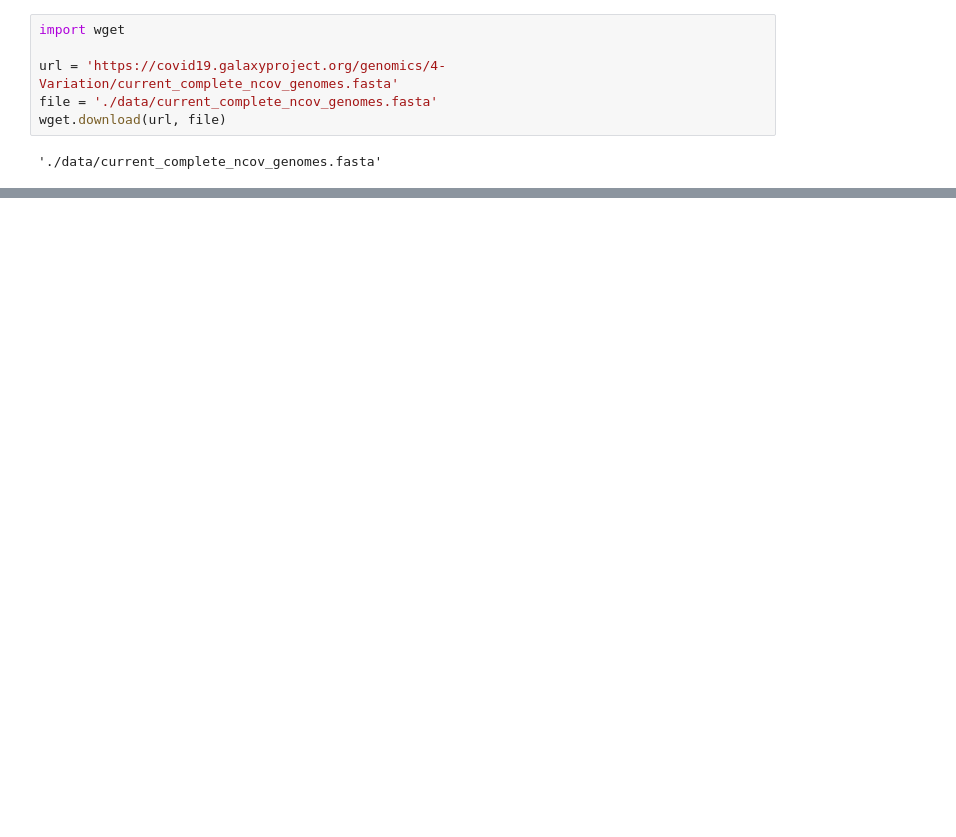
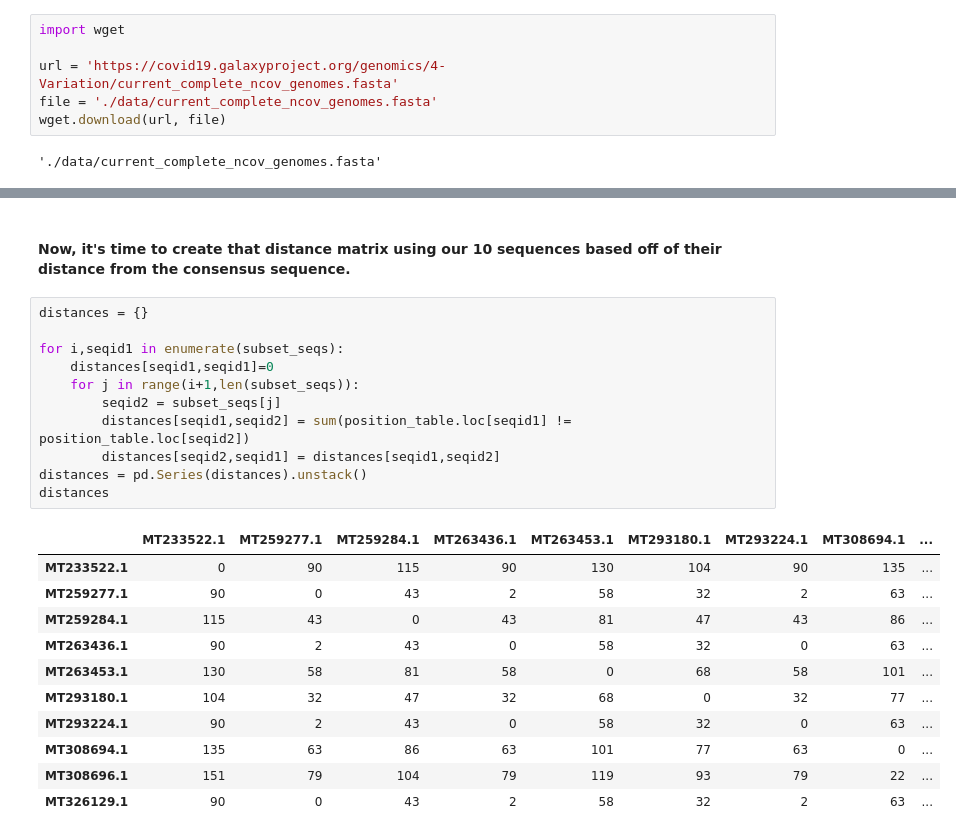
Before and after one commit to anderson-github-classroom/csc-448-project, a Jupyter notebook: students/nabishop/week_2.ipynb, the cells around one changed output, grey strips where cells are left out. Drawn from its saved outputs; the diff is of its cells as text; blank space fills up the shorter version.

```diff
--- a/students/nabishop/week_2.ipynb
+++ b/students/nabishop/week_2.ipynb
@@ -18,0 +78,25 @@ Then, using a locally downloaded executable of Virulign, I ran the following com
+# %% [markdown]
+#### Now, it's time to create that distance matrix using our 10 sequences based off of their distance from the consensus sequence.
+# %%
+distances = {}
+
+for i,seqid1 in enumerate(subset_seqs):
+    distances[seqid1,seqid1]=0
+    for j in range(i+1,len(subset_seqs)):
+        seqid2 = subset_seqs[j]
+        distances[seqid1,seqid2] = sum(position_table.loc[seqid1] != position_table.loc[seqid2])
+        distances[seqid2,seqid1] = distances[seqid1,seqid2]
+distances = pd.Series(distances).unstack()
+distances
+# %% [output]
+|  | MT233522.1 | MT259277.1 | MT259284.1 | MT263436.1 | MT263453.1 | MT293180.1 | MT293224.1 | MT308694.1 | ... |
+| MT233522.1 | 0 | 90 | 115 | 90 | 130 | 104 | 90 | 135 | ... |
+| MT259277.1 | 90 | 0 | 43 | 2 | 58 | 32 | 2 | 63 | ... |
+| MT259284.1 | 115 | 43 | 0 | 43 | 81 | 47 | 43 | 86 | ... |
+| MT263436.1 | 90 | 2 | 43 | 0 | 58 | 32 | 0 | 63 | ... |
+| MT263453.1 | 130 | 58 | 81 | 58 | 0 | 68 | 58 | 101 | ... |
+| MT293180.1 | 104 | 32 | 47 | 32 | 68 | 0 | 32 | 77 | ... |
+| MT293224.1 | 90 | 2 | 43 | 0 | 58 | 32 | 0 | 63 | ... |
+| MT308694.1 | 135 | 63 | 86 | 63 | 101 | 77 | 63 | 0 | ... |
+| MT308696.1 | 151 | 79 | 104 | 79 | 119 | 93 | 79 | 22 | ... |
+| MT326129.1 | 90 | 0 | 43 | 2 | 58 | 32 | 2 | 63 | ... |
```
Also changed, not shown: parts of 17 cells of this notebook, 1 other file.
